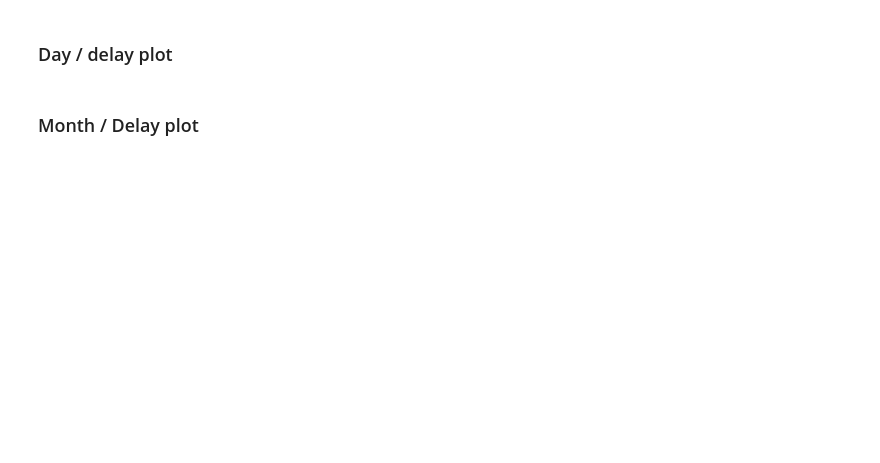
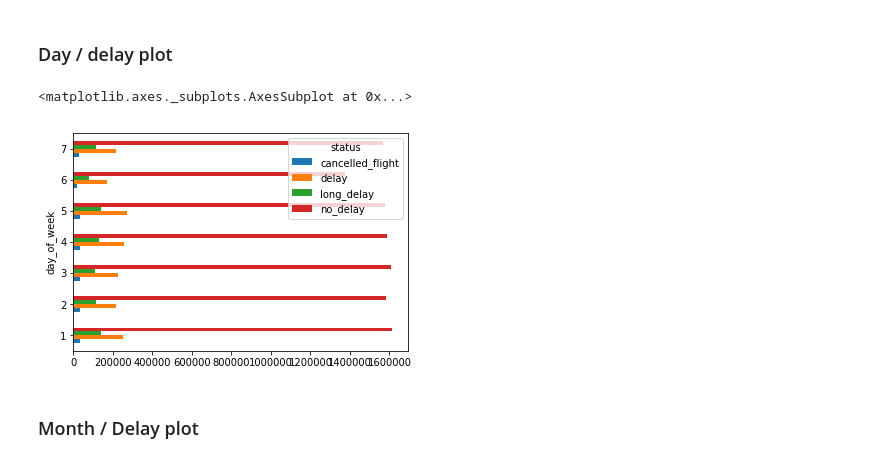
Before and after one commit to dbulgakov/Flight-delay-prediction-service, a Jupyter notebook: processing/PlottingData.ipynb, the cells around one changed output. Drawn from its saved outputs; the diff is of its cells as text; code cells hidden in the pictures; blank space fills up the shorter version.

Commit message:
plotting + weather

```diff
--- a/processing/PlottingData.ipynb
+++ b/processing/PlottingData.ipynb
@@ -57,2 +90,7 @@ sns.stripplot(x="day_of_week", y="dep_delay", data=data, jitter=True)
+# %%
+data.groupby('day_of_week').status.value_counts().unstack().plot.barh()
+# %% [output]
+<matplotlib.axes._subplots.AxesSubplot at 0x...>
+[figure, added]
 # %% [markdown]
 ### Month / Delay plot
```
Also changed, not shown: parts of 12 cells of this notebook, 47 other files.
